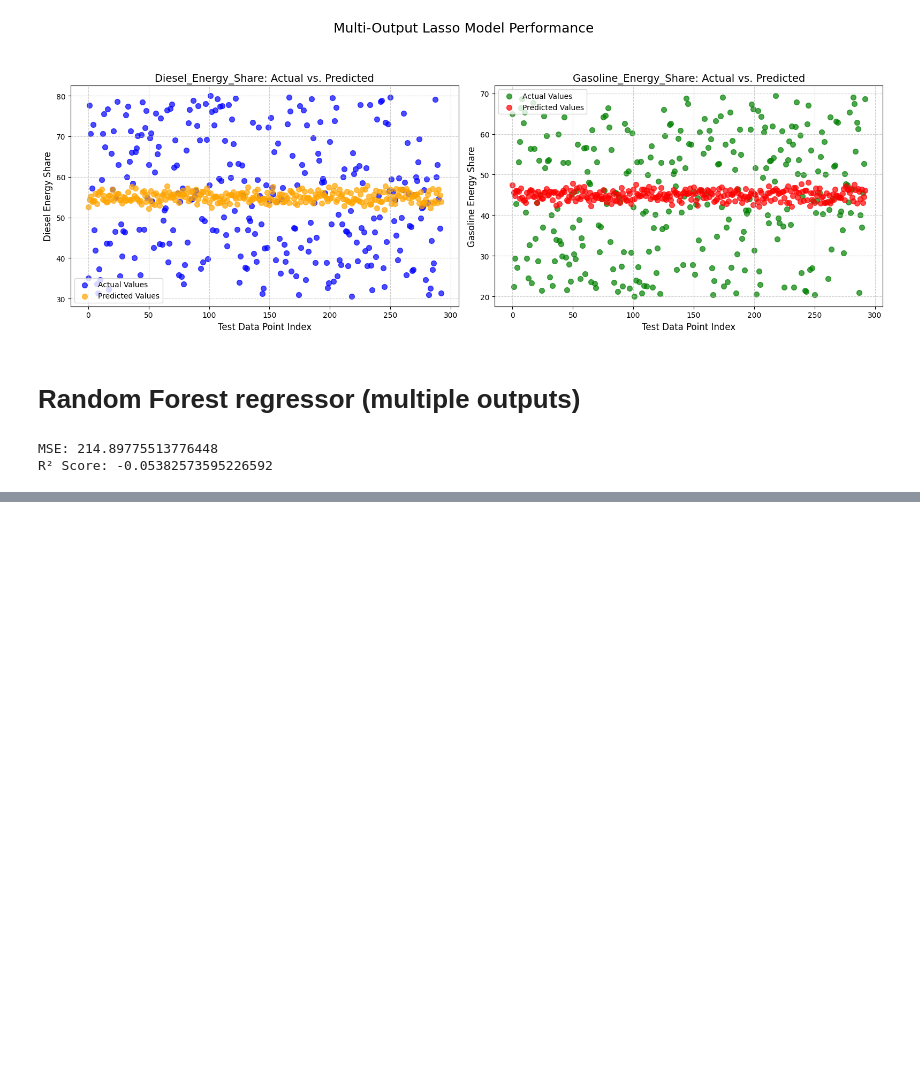
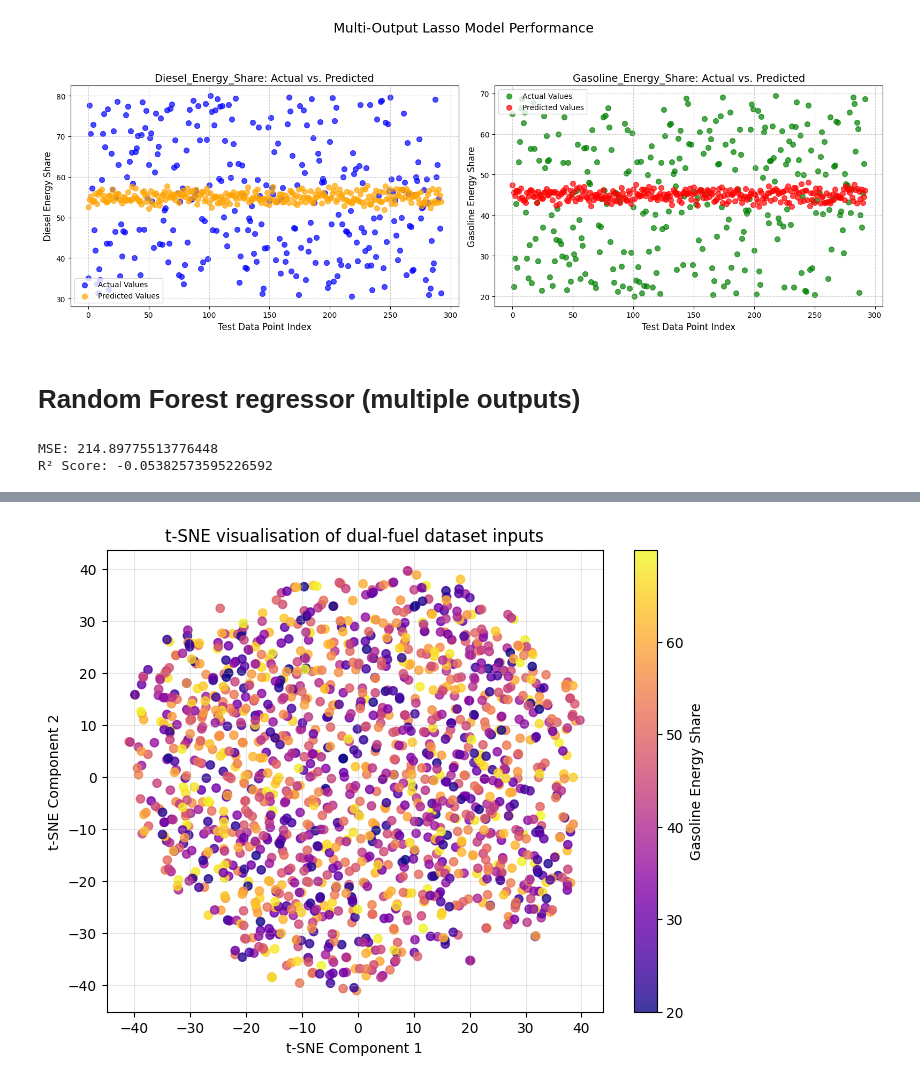
Before and after one commit to dharathi/Hyd-Diesel-Engine-Project, a Jupyter notebook: Python notebooks/Dual_Fuel_Engine_Combustion_Dataset.ipynb, the cells around one changed output, grey strips where cells are left out. Cells and saved outputs as stored; diff of their text form; code cells hidden in the pictures; blank space fills up the shorter version.

```diff
--- a/Python notebooks/Dual_Fuel_Engine_Combustion_Dataset.ipynb
+++ b/Python notebooks/Dual_Fuel_Engine_Combustion_Dataset.ipynb
@@ -384,0 +476,18 @@ R² Score: -0.05382573595226592
+# %%
+plt.figure(figsize=(8, 6))
+scatter = plt.scatter(
+    X_tsne[:, 0],
+    X_tsne[:, 1],
+    c=y_gasoline,
+    cmap='plasma',
+    s=35,
+    alpha=0.8
+)
+plt.colorbar(scatter, label='Gasoline Energy Share')
+plt.title('t-SNE visualisation of dual-fuel dataset inputs')
+plt.xlabel('t-SNE Component 1')
+plt.ylabel('t-SNE Component 2')
+plt.grid(True, alpha=0.3)
+plt.show()
+# %% [output]
+[figure, added]
```
Also changed, not shown: parts of 5 cells of this notebook.
